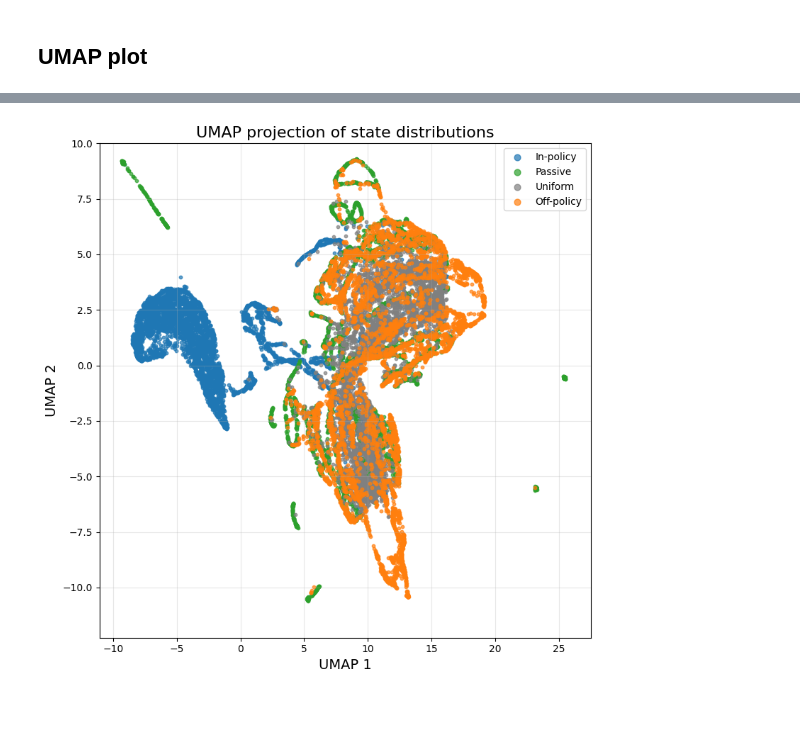
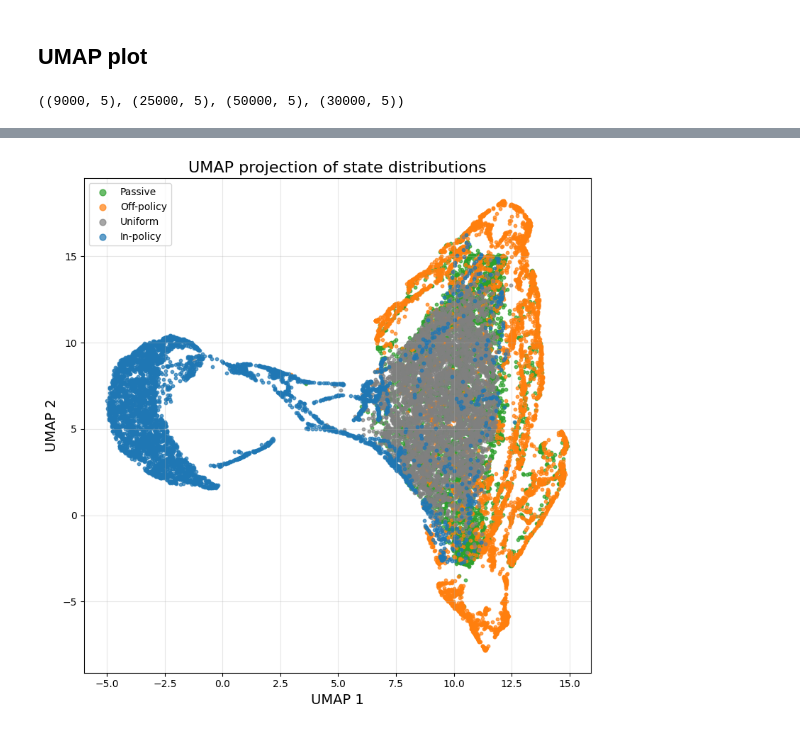
Before and after one commit to dynamical-inference/tdmpc2, a Jupyter notebook: analysis/26-01-23_data.ipynb, the cells around one changed output, grey strips where cells are left out. Saved outputs shown, nothing was run; the diff lists cells and outputs as text; code cells hidden in the pictures.

```diff
--- a/analysis/26-01-23_data.ipynb
+++ b/analysis/26-01-23_data.ipynb
@@ -179 +277,5 @@ from analysis.utils_data_generation import run_env_autonomous
+# %%
+initial_states_passive = obs_uniform[np.random.choice(range(len(obs_uniform)),
+                                                      size=500,
+                                                      replace=False)]
 # %%
@@ -296,28 +384,10 @@ WARNING:matplotlib.font_manager:findfont: Generic family 'sans-serif' not found
 # %% [markdown]
 ## UMAP plot
+# %%
+obs_inpolicy.shape, obs_episodes_offpolicy.shape, obs_passive.shape, obs_uniform.shape
+# %% [output]
+((9000, 5), (25000, 5), (50000, 5), (30000, 5))
 # %%
-import umap
-import matplotlib.pyplot as plt
-
-# --- UMAP plot for four types of state trajectories: in-policy, off-policy, passive, uniform ---
-
-# Prepare data from the sources
-# Note: assumes `obs_episodes_stacked`, `obs_episodes_offpolicy`, `episodes_passive`, `obs_uniform` are defined as above
-
-
-def flatten_episodes(episodes):
-    """Flattens a list of np.arrays or lists into a single 2D array."""
-    return np.concatenate([ep for ep in episodes if ep is not None], axis=0)
-
-
-X_in_policy = obs_inpolicy  # In-policy states
-X_off_policy = np.concatenate(obs_episodes_offpolicy,
-                              axis=0)  # Off-policy states
-X_passive = np.concatenate([ep for ep in episodes_passive if ep is not None],
-                           axis=0)  # Passive (autonomous) states
-
-
-# Optionally sample to limit size for viz (e.g. max 5000 points per group)
 def downsample(X, max_n=5000, rng=0):
     np.random.seed(rng)
     if len(X) > max_n:
@@ -327,17 +397,14 @@ def downsample(X, max_n=5000, rng=0):
         return X
 
 
-X_in_policy_ds = downsample(X_in_policy)
-X_off_policy_ds = downsample(X_off_policy)
-X_passive_ds = downsample(X_passive)
+X_in_policy_ds = downsample(obs_inpolicy)
+X_off_policy_ds = downsample(obs_episodes_offpolicy)
+X_passive_ds = downsample(obs_passive)
 X_uniform_ds = downsample(obs_uniform)
 
 # Stack all and label
 X_umap = np.concatenate(
     [X_in_policy_ds, X_off_policy_ds, X_passive_ds, X_uniform_ds], axis=0)
-labels = (["In-policy"] * len(X_in_policy_ds) +
-          ["Off-policy"] * len(X_off_policy_ds) +
-          ["Passive"] * len(X_passive_ds) + ["Uniform"] * len(X_uniform_ds),)
 
 # Colors for each group (for plotting later), add 'gray' for uniform
 label_to_color = {
@@ -350,11 +417,13 @@ label_to_color = {
 # Run UMAP
 umap_model = umap.UMAP(n_neighbors=30, min_dist=0.2, random_state=42)
 X_umap_proj = umap_model.fit_transform(X_umap)
+# %%
+labels = (["In-policy"] * len(X_in_policy_ds) +
+          ["Off-policy"] * len(X_off_policy_ds) +
+          ["Passive"] * len(X_passive_ds) + ["Uniform"] * len(X_uniform_ds))
 # %%
-import matplotlib.pyplot as plt
-
 plt.figure(figsize=(8, 8))
-for label in set(labels):
+for label in set(set(labels)):
     idxs = [i for i, l in enumerate(labels) if l == label]
     plt.scatter(X_umap_proj[idxs, 0],
                 X_umap_proj[idxs, 1],
@@ -367,7 +436,7 @@ plt.ylabel("UMAP 2", fontsize=14)
 plt.title("UMAP projection of state distributions", fontsize=16)
 plt.legend(markerscale=2)
 plt.grid(True, alpha=0.3)
-plt.ylim(None, 10)
+#plt.ylim(None, 10)
 plt.tight_layout()
 plt.show()
 # %% [output]
@@ -391 +443 @@ WARNING:matplotlib.font_manager:findfont: Generic family 'sans-serif' not found
-[figure, old version]
+[figure, new version]
```
Also changed, not shown: parts of 44 cells of this notebook.
